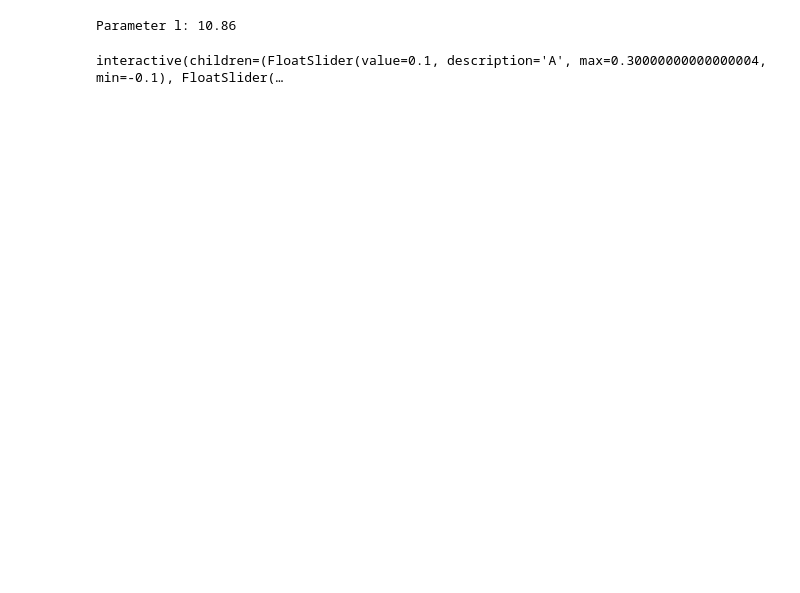
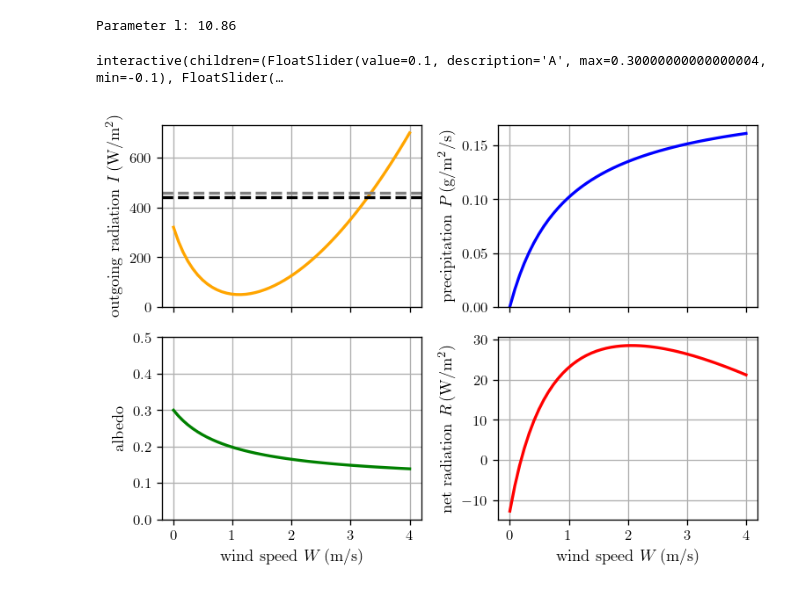
Before and after one commit to patryk-kubiczek/abrupt-monsoon-transitions, a Jupyter notebook: code/abrupt-monsoon-transitions.ipynb, the cells around one changed output. Drawn from its saved outputs; the diff is of its cells as text; code cells hidden in the pictures; blank space fills up the shorter version.

```diff
--- a/code/abrupt-monsoon-transitions.ipynb
+++ b/code/abrupt-monsoon-transitions.ipynb
@@ -18,7 +18,7 @@ E = 0.8
 A = 0.1
 A_veg = 0.1
 A_desert = 0.3
-gamma = 0.5 * 10**(4) # 1/(kg/m^2/s)
+gamma = 0.5 * 10**4 # 1/(kg/m^2/s)
 
 # Fixed parameters
 L_c = 2.6 * 10**6 # J/kg
@@ -94,3 +94,7 @@ def plot_graphs(A=A, E=E, T_O=T_O, q_O=q_O, alpha=alpha, beta=beta, epsilon=epsi
     fig.tight_layout()
 # %% [output]
 interactive(children=(FloatSlider(value=0.1, description='A', max=0.30000000000000004, min=-0.1), FloatSlider(…
+# %%
+plot_graphs(A=A, E=E, T_O=T_O, q_O=q_O, alpha=alpha, beta=beta, epsilon=epsilon, albedo_feedback=True)
+# %% [output]
+[figure, added]
```
